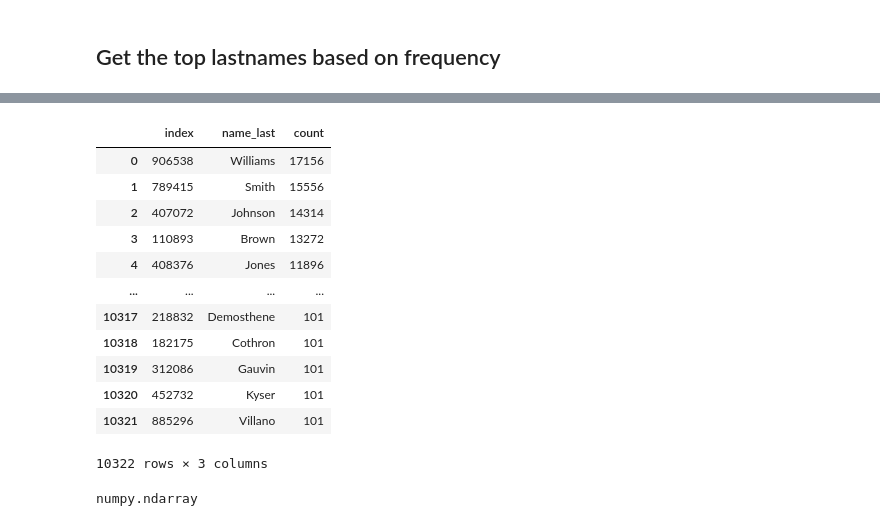
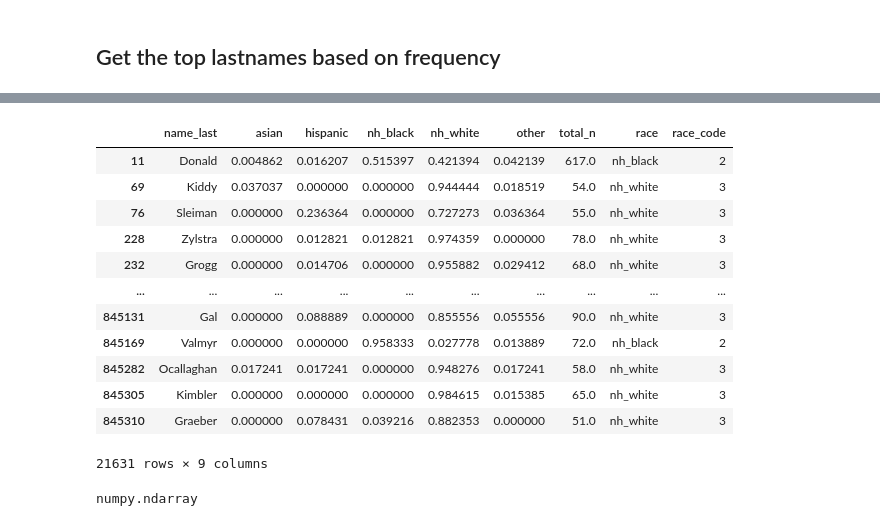
Before and after one commit to appeler/ethnicolr_v2, a Jupyter notebook: notebooks/8.0_lastname_variations.ipynb, the cells around one changed output, grey strips where cells are left out. Saved outputs shown, nothing was run; the diff lists cells and outputs as text; code cells hidden in the pictures.

```diff
--- a/notebooks/8.0_lastname_variations.ipynb
+++ b/notebooks/8.0_lastname_variations.ipynb
@@ -172,17 +140,17 @@ feq_df.head()
-# %%
-feq_df[feq_df['count'] > 100]
-# %% [output]
-|  | index | name_last | count |
-| 0 | 906538 | Williams | 17156 |
-| 1 | 789415 | Smith | 15556 |
-| 2 | 407072 | Johnson | 14314 |
-| 3 | 110893 | Brown | 13272 |
-| 4 | 408376 | Jones | 11896 |
-| ... | ... | ... | ... |
-| 10317 | 218832 | Demosthene | 101 |
-| 10318 | 182175 | Cothron | 101 |
-| 10319 | 312086 | Gauvin | 101 |
-| 10320 | 452732 | Kyser | 101 |
-| 10321 | 885296 | Villano | 101 |
-10322 rows × 3 columns
+# %%
+df[df['total_n'] > 50]
+# %% [output]
+|  | name_last | asian | hispanic | nh_black | nh_white | other | total_n | race | race_code |
+| 11 | Donald | 0.004862 | 0.016207 | 0.515397 | 0.421394 | 0.042139 | 617.0 | nh_black | 2 |
+| 69 | Kiddy | 0.037037 | 0.000000 | 0.000000 | 0.944444 | 0.018519 | 54.0 | nh_white | 3 |
+| 76 | Sleiman | 0.000000 | 0.236364 | 0.000000 | 0.727273 | 0.036364 | 55.0 | nh_white | 3 |
+| 228 | Zylstra | 0.000000 | 0.012821 | 0.012821 | 0.974359 | 0.000000 | 78.0 | nh_white | 3 |
+| 232 | Grogg | 0.000000 | 0.014706 | 0.000000 | 0.955882 | 0.029412 | 68.0 | nh_white | 3 |
+| ... | ... | ... | ... | ... | ... | ... | ... | ... | ... |
+| 845131 | Gal | 0.000000 | 0.088889 | 0.000000 | 0.855556 | 0.055556 | 90.0 | nh_white | 3 |
+| 845169 | Valmyr | 0.000000 | 0.000000 | 0.958333 | 0.027778 | 0.013889 | 72.0 | nh_black | 2 |
+| 845282 | Ocallaghan | 0.017241 | 0.017241 | 0.000000 | 0.948276 | 0.017241 | 58.0 | nh_white | 3 |
+| 845305 | Kimbler | 0.000000 | 0.000000 | 0.000000 | 0.984615 | 0.015385 | 65.0 | nh_white | 3 |
+| 845310 | Graeber | 0.000000 | 0.078431 | 0.039216 | 0.882353 | 0.000000 | 51.0 | nh_white | 3 |
+21631 rows × 9 columns
 # %%
```
Also changed, not shown: parts of 39 cells of this notebook, 1 other file.
